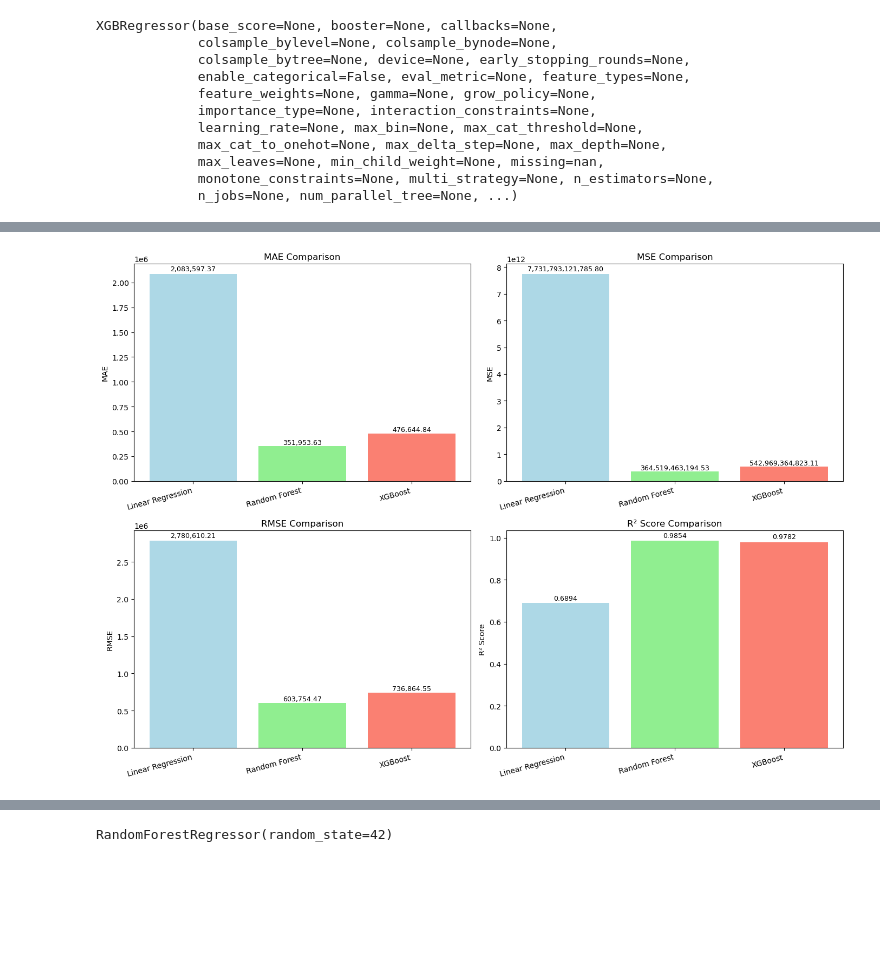
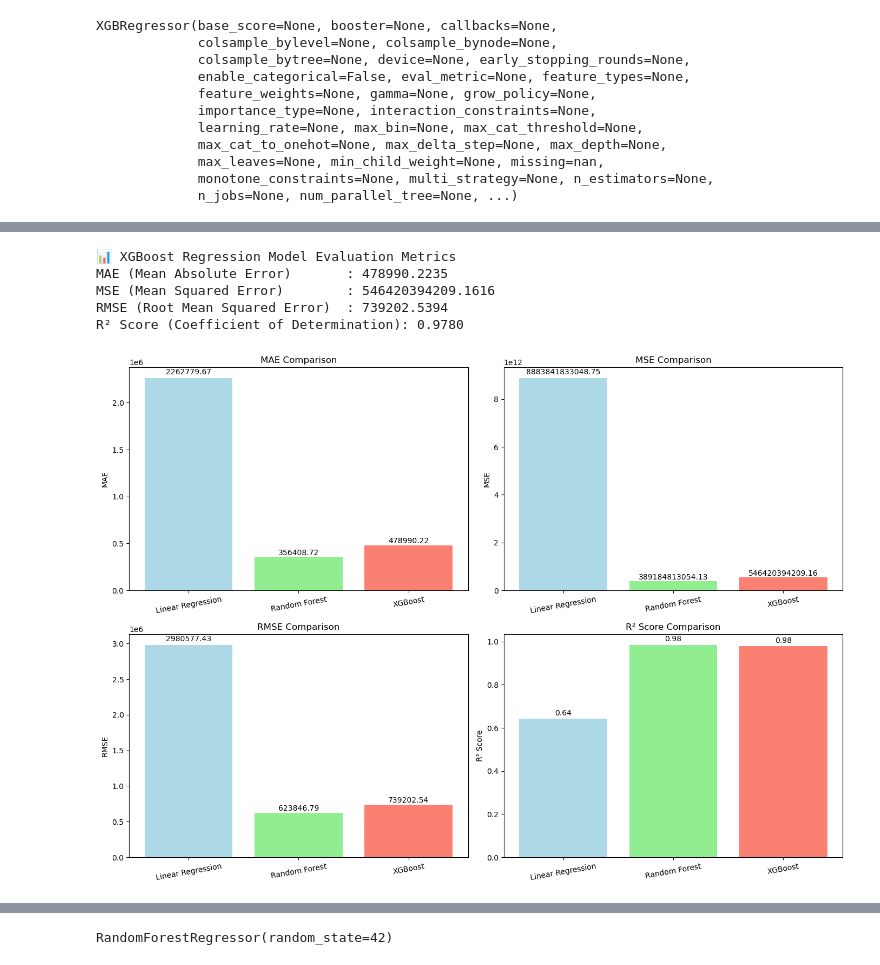
Before and after one commit to Usolange/IMS_Project, a Jupyter notebook: Back_End/Model/FinalIkiminaManagementSystem.ipynb, the cells around one changed output, grey strips where cells are left out. Drawn from its saved outputs; the diff is of its cells as text; code cells hidden in the pictures; blank space fills up the shorter version.

```diff
--- a/Back_End/Model/FinalIkiminaManagementSystem.ipynb
+++ b/Back_End/Model/FinalIkiminaManagementSystem.ipynb
@@ -134,5 +115,15 @@ imsData
 # %% [markdown]
 # ========== ENCODE season and location_type AS INTEGERS ==========
+# %%
+# 2. Encode categorical columns
+categorical_cols = ['SavingFrequency', 'RecentLoanPaymentStatus', 'SavingStatus', 'EmploymentStatus']
+label_encoders = {}
+for col in categorical_cols:
+    le = LabelEncoder()
+    imsData[col] = le.fit_transform(imsData[col]) + 1
+    label_encoders[col] = le
+# %%
+imsData["HasGuardian"] = imsData["HasGuardian"].astype(int)
 # %%
 imsData
 # %% [output]
@@ -389,10 +291,22 @@ plt.show()
+# %%
+mae = mean_absolute_error(y_test, XGBModel_pred)
+mse = mean_squared_error(y_test, XGBModel_pred)
+rmse = np.sqrt(mse)
+r2 = r2_score(y_test, XGBModel_pred)
+
+print("📊 XGBoost Regression Model Evaluation Metrics")
+print(f"MAE (Mean Absolute Error)       : {mae:.4f}")
+print(f"MSE (Mean Squared Error)        : {mse:.4f}")
+print(f"RMSE (Root Mean Squared Error)  : {rmse:.4f}")
+print(f"R² Score (Coefficient of Determination): {r2:.4f}")
+# %% [output]
+📊 XGBoost Regression Model Evaluation Metrics
+MAE (Mean Absolute Error)       : 478990.2235
+MSE (Mean Squared Error)        : 546420394209.1616
+RMSE (Root Mean Squared Error)  : 739202.5394
+R² Score (Coefficient of Determination): 0.9780
 # %%
-# 🔹 Make predictions using trained models
-LinearRegrModel_pred = LinearRegrModel.predict(X_test)
-randomModel_pred = randomModel.predict(X_test)
-XGBModel_pred = XGBModel.predict(X_test)
-
-# 🔹 Step 1: Define a function to compute evaluation metrics
+# Step 1: Evaluate metrics for each model
 def evaluate_metrics(name, y_test, y_pred):
     mae = mean_absolute_error(y_test, y_pred)
     mse = mean_squared_error(y_test, y_pred)
@@ -406,48 +320,45 @@ def evaluate_metrics(name, y_test, y_pred):
         'R2': r2
     }
 
-# 🔹 Step 2: Evaluate each model
+# Example: compute for each model
 linear_metrics = evaluate_metrics("Linear Regression", y_test, LinearRegrModel_pred)
 rf_metrics = evaluate_metrics("Random Forest", y_test, randomModel_pred)
 xgb_metrics = evaluate_metrics("XGBoost", y_test, XGBModel_pred)
 
-# 🔹 Step 3: Organize results
+# Step 2: Organize results
 model_names = [linear_metrics['Model'], rf_metrics['Model'], xgb_metrics['Model']]
 mae_scores = [linear_metrics['MAE'], rf_metrics['MAE'], xgb_metrics['MAE']]
 mse_scores = [linear_metrics['MSE'], rf_metrics['MSE'], xgb_metrics['MSE']]
 rmse_scores = [linear_metrics['RMSE'], rf_metrics['RMSE'], xgb_metrics['RMSE']]
 r2_scores = [linear_metrics['R2'], rf_metrics['R2'], xgb_metrics['R2']]
 
 results = {
     "MAE": mae_scores,
     "MSE": mse_scores,
     "RMSE": rmse_scores,
     "R² Score": r2_scores
 }
 
-# 🔹 Step 4: Plot metrics
+# Step 3: Plot metrics
 colors = ['lightblue', 'lightgreen', 'salmon']
 plt.figure(figsize=(14, 10))
 
 for i, (metric_name, scores) in enumerate(results.items(), 1):
     ax = plt.subplot(2, 2, i)
     bars = ax.bar(range(len(model_names)), scores, color=colors)
     ax.set_title(f"{metric_name} Comparison")
     ax.set_ylabel(metric_name)
-    ax.set_xticks(range(len(model_names)))
-    ax.set_xticklabels(model_names, rotation=15, ha='right')
-
-    # Format numbers for readability
+    ax.set_xticks(range(len(model_names)))  # ✅ Fix: set ticks before labels
+    ax.set_xticklabels(model_names, rotation=10)  # ✅ Set labels after ticks
     for bar in bars:
         h = bar.get_height()
-        label = f"{h:.4f}" if metric_name == "R² Score" else f"{h:,.2f}"
-        ax.text(bar.get_x() + bar.get_width()/2, h + 0.01 * h, label, ha='center', va='bottom', fontsize=9)
+        ax.text(bar.get_x() + bar.get_width()/2, h + 0.01*h, f"{h:.2f}", ha='center', va='bottom')
 
 plt.tight_layout()
 plt.savefig("Model_Regression_Metric_Comparison.png", dpi=300)
 plt.show()
 # %% [output]
-[figure, old version]
+[figure, new version]
 # %%
 print(imsData.columns.tolist())
 # %% [output]
```
Also changed, not shown: parts of 27 cells of this notebook, 14 other files.
